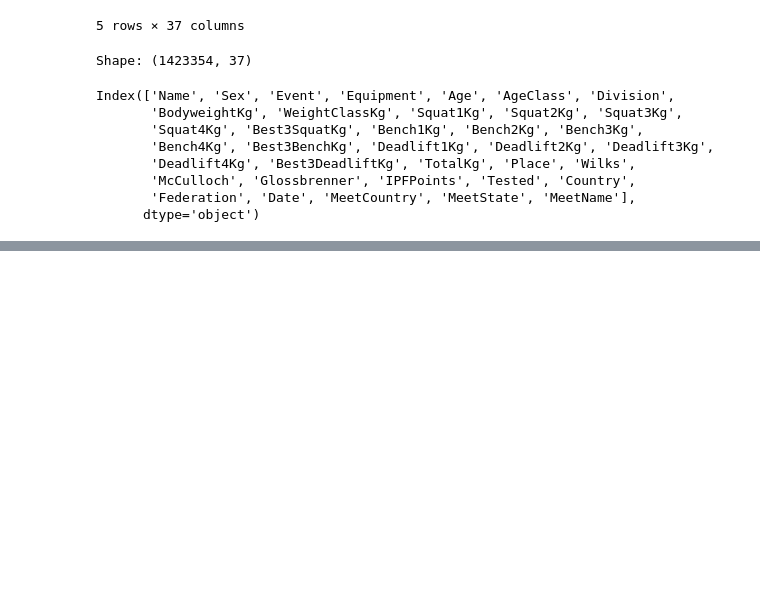
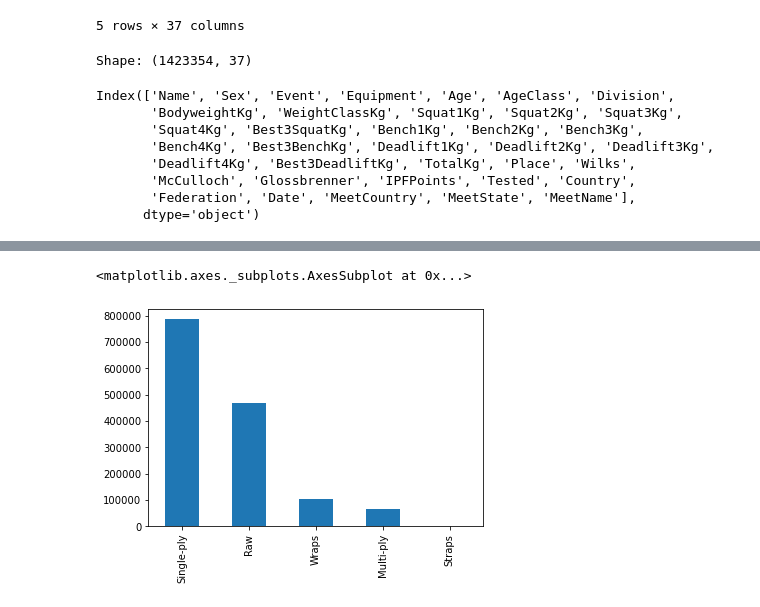
Before and after one commit to tiitvaino/Analysis_of_powerlifting_meet_results, a Jupyter notebook: Data explore.ipynb, the cells around one changed output, grey strips where cells are left out. Drawn from its saved outputs; the diff is of its cells as text; code cells hidden in the pictures; blank space fills up the shorter version.

```diff
--- a/Data explore.ipynb
+++ b/Data explore.ipynb
@@ -54,0 +62,6 @@ Name: Date, Length: 1423354, dtype: object
+# %%
+#Equipment
+df.Equipment.value_counts().plot(kind="bar")
+# %% [output]
+<matplotlib.axes._subplots.AxesSubplot at 0x...>
+[figure, added]
```
Also changed, not shown: parts of 17 cells of this notebook.
